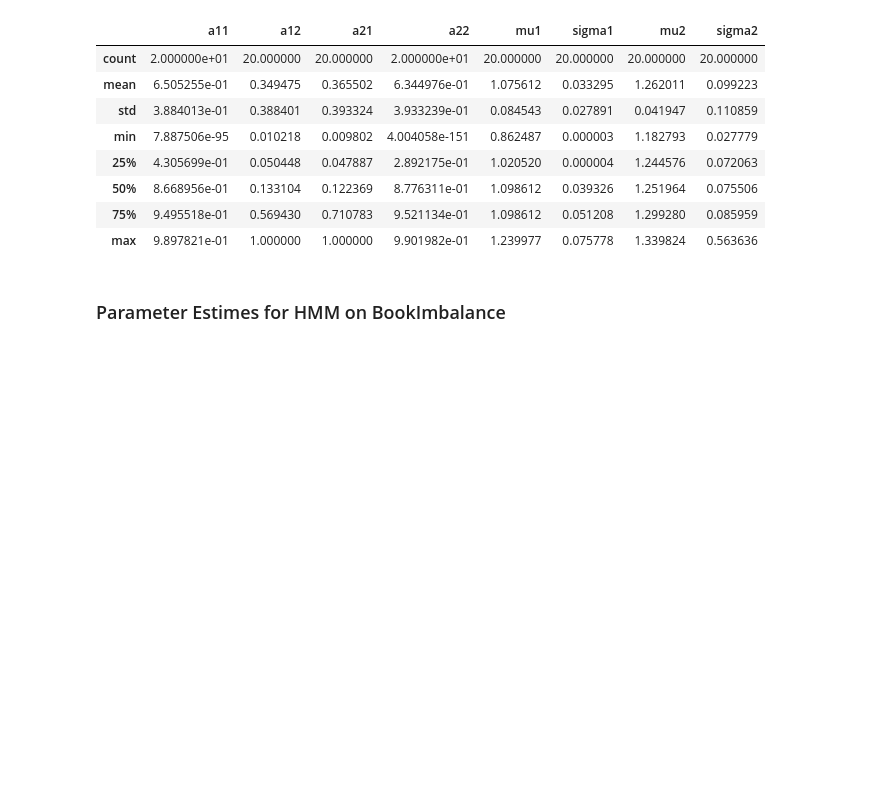
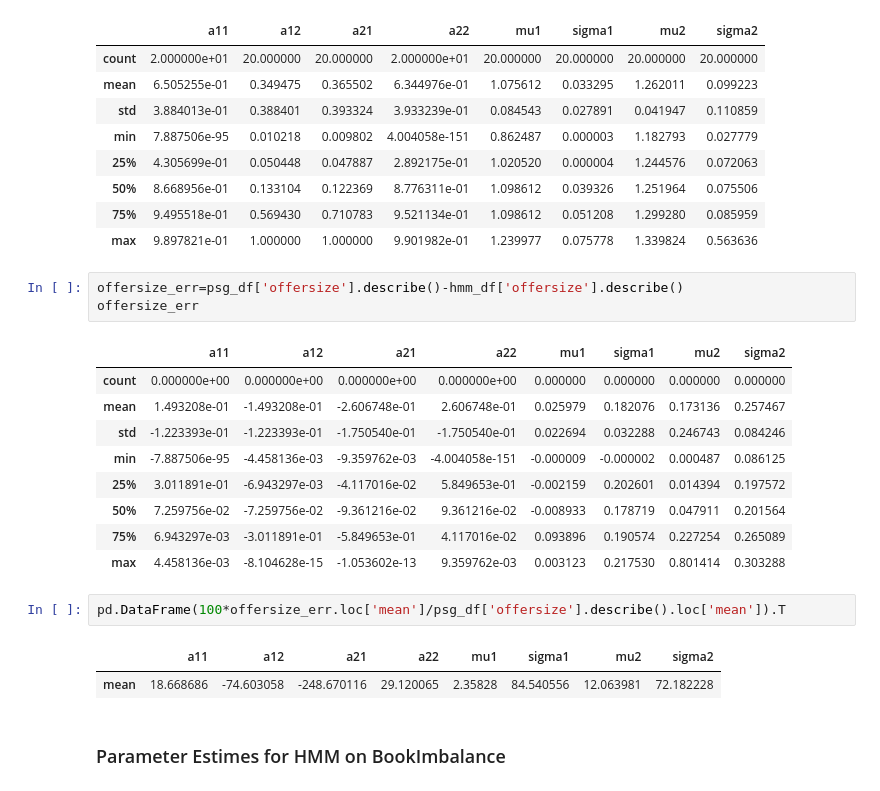
Before and after one commit to jasonbohne123/HMM_LOB_Inference, a Jupyter notebook: daily_hmm_fit.ipynb, the cells around one changed output. Saved outputs shown, nothing was run; the diff lists cells and outputs as text; blank space fills up the shorter version.

```diff
--- a/daily_hmm_fit.ipynb
+++ b/daily_hmm_fit.ipynb
@@ -325,6 +362,24 @@ hmm_df['offersize'].describe()
 | 50% | 8.668956e-01 | 0.133104 | 0.122369 | 8.776311e-01 | 1.098612 | 0.039326 | 1.251964 | 0.075506 |
 | 75% | 9.495518e-01 | 0.569430 | 0.710783 | 9.521134e-01 | 1.098612 | 0.051208 | 1.299280 | 0.085959 |
 | max | 9.897821e-01 | 1.000000 | 1.000000 | 9.901982e-01 | 1.239977 | 0.075778 | 1.339824 | 0.563636 |
+# %%
+offersize_err=psg_df['offersize'].describe()-hmm_df['offersize'].describe()
+offersize_err
+# %% [output]
+|  | a11 | a12 | a21 | a22 | mu1 | sigma1 | mu2 | sigma2 |
+| count | 0.000000e+00 | 0.000000e+00 | 0.000000e+00 | 0.000000e+00 | 0.000000 | 0.000000 | 0.000000 | 0.000000 |
+| mean | 1.493208e-01 | -1.493208e-01 | -2.606748e-01 | 2.606748e-01 | 0.025979 | 0.182076 | 0.173136 | 0.257467 |
+| std | -1.223393e-01 | -1.223393e-01 | -1.750540e-01 | -1.750540e-01 | 0.022694 | 0.032288 | 0.246743 | 0.084246 |
+| min | -7.887506e-95 | -4.458136e-03 | -9.359762e-03 | -4.004058e-151 | -0.000009 | -0.000002 | 0.000487 | 0.086125 |
+| 25% | 3.011891e-01 | -6.943297e-03 | -4.117016e-02 | 5.849653e-01 | -0.002159 | 0.202601 | 0.014394 | 0.197572 |
+| 50% | 7.259756e-02 | -7.259756e-02 | -9.361216e-02 | 9.361216e-02 | -0.008933 | 0.178719 | 0.047911 | 0.201564 |
+| 75% | 6.943297e-03 | -3.011891e-01 | -5.849653e-01 | 4.117016e-02 | 0.093896 | 0.190574 | 0.227254 | 0.265089 |
+| max | 4.458136e-03 | -8.104628e-15 | -1.053602e-13 | 9.359762e-03 | 0.003123 | 0.217530 | 0.801414 | 0.303288 |
+# %%
+pd.DataFrame(100*offersize_err.loc['mean']/psg_df['offersize'].describe().loc['mean']).T
+# %% [output]
+|  | a11 | a12 | a21 | a22 | mu1 | sigma1 | mu2 | sigma2 |
+| mean | 18.668686 | -74.603058 | -248.670116 | 29.120065 | 2.35828 | 84.540556 | 12.063981 | 72.182228 |
 # %% [markdown]
 ### Parameter Estimes for HMM on BookImbalance
 # %%
```
Also changed, not shown: parts of 8 cells of this notebook.
